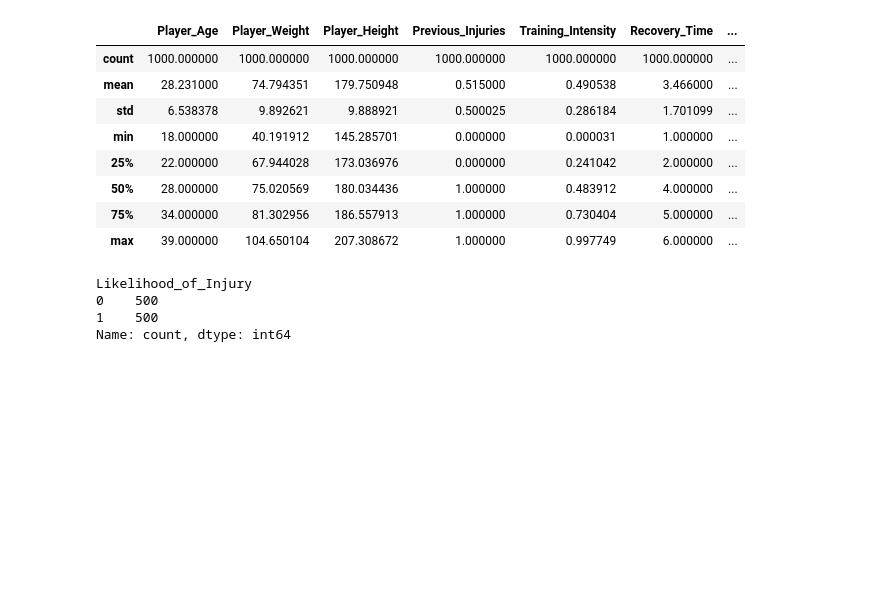
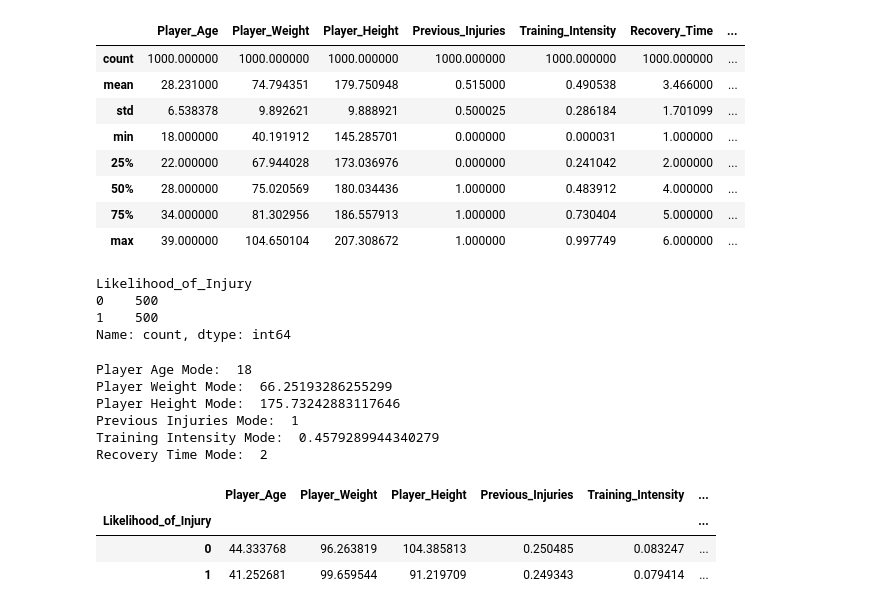
Before and after one commit to KillordTheOG/DataMining_InjuryPrevention, a Jupyter notebook: injury_prevention_project.ipynb, the cells around one changed output. Drawn from its saved outputs; the diff is of its cells as text; code cells hidden in the pictures; blank space fills up the shorter version.

```diff
--- a/injury_prevention_project.ipynb
+++ b/injury_prevention_project.ipynb
@@ -40,3 +55,26 @@ print('Player Weight Mode: ', player_weight_mode)
 
 player_height_mode = stats.mode(injury_dataset['Player_Height'])
 print('Player Height Mode: ', player_height_mode)
+
+previous_injuries_mode = stats.mode(injury_dataset['Previous_Injuries'])
+print('Previous Injuries Mode: ', previous_injuries_mode)
+
+training_intensity_mode = stats.mode(injury_dataset['Training_Intensity'])
+print('Training Intensity Mode: ', training_intensity_mode)
+
+recovery_time_mode = stats.mode(injury_dataset['Recovery_Time'])
+print('Recovery Time Mode: ', recovery_time_mode)
+# %% [output]
+Player Age Mode:  18
+Player Weight Mode:  66.25193286255299
+Player Height Mode:  175.73242883117646
+Previous Injuries Mode:  1
+Training Intensity Mode:  0.4579289944340279
+Recovery Time Mode:  2
+# %%
+injury_dataset.groupby('Likelihood_of_Injury').var()
+# %% [output]
+|  | Player_Age | Player_Weight | Player_Height | Previous_Injuries | Training_Intensity | ... |
+| Likelihood_of_Injury |  |  |  |  |  | ... |
+| 0 | 44.333768 | 96.263819 | 104.385813 | 0.250485 | 0.083247 | ... |
+| 1 | 41.252681 | 99.659544 | 91.219709 | 0.249343 | 0.079414 | ... |
```
Also changed, not shown: parts of 6 cells of this notebook.
